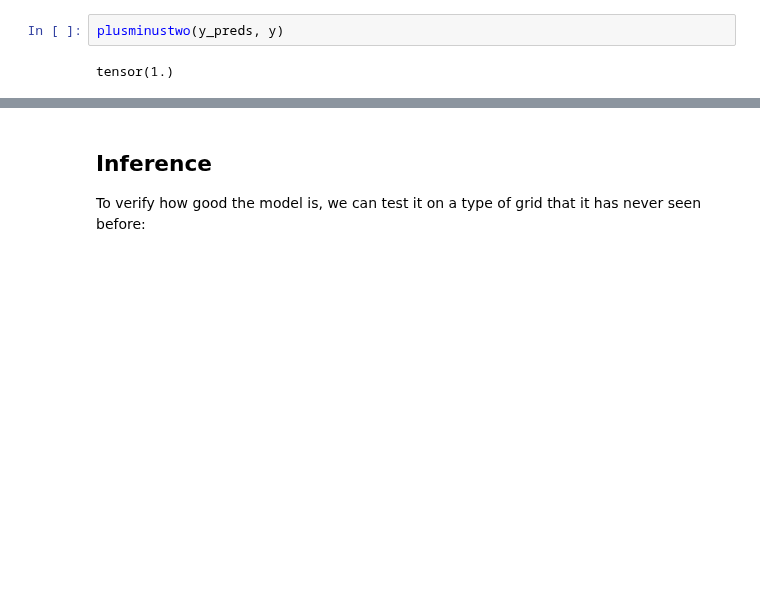
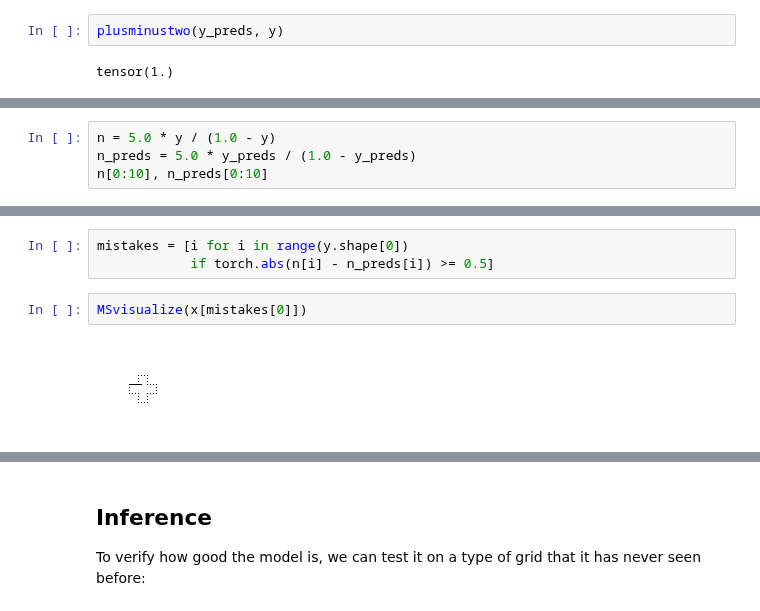
Before and after one commit to gillioz/MorpionSolitaire, a Jupyter notebook: Counting_moves.ipynb, the cells around one changed output, grey strips where cells are left out. Saved outputs shown, nothing was run; the diff lists cells and outputs as text; blank space fills up the shorter version.

```diff
--- a/Counting_moves.ipynb
+++ b/Counting_moves.ipynb
@@ -309,0 +318,4 @@ y.mean(), y.std(), y_preds.mean(), y_preds.std()
+# %%
+n = 5.0 * y / (1.0 - y)
+n_preds = 5.0 * y_preds / (1.0 - y_preds)
+n[0:10], n_preds[0:10]
@@ -309,0 +343,7 @@ y.mean(), y.std(), y_preds.mean(), y_preds.std()
+# %%
+mistakes = [i for i in range(y.shape[0])
+            if torch.abs(n[i] - n_preds[i]) >= 0.5]
+# %%
+MSvisualize(x[mistakes[0]])
+# %% [output]
+[figure, added]
```
Also changed, not shown: parts of 6 cells of this notebook, 3 other files.
